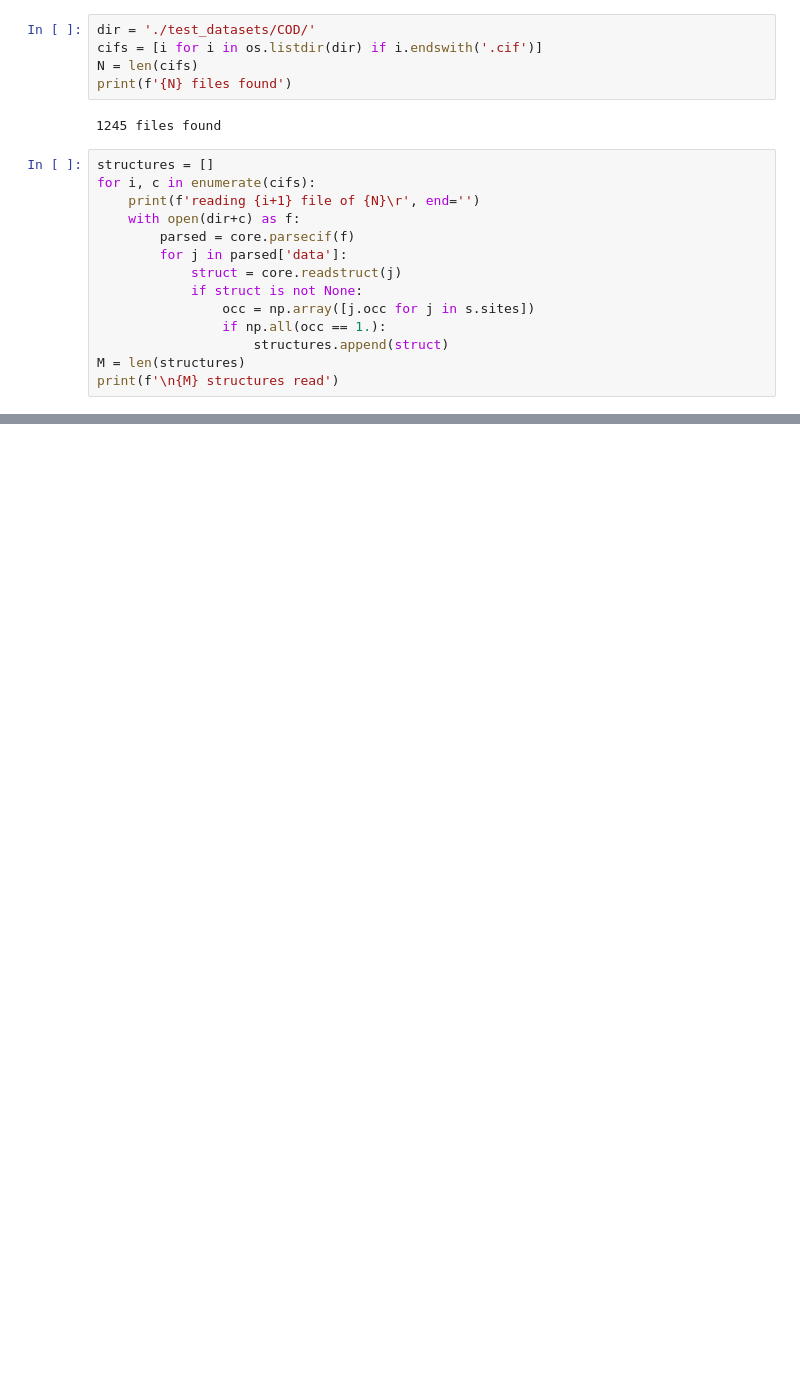
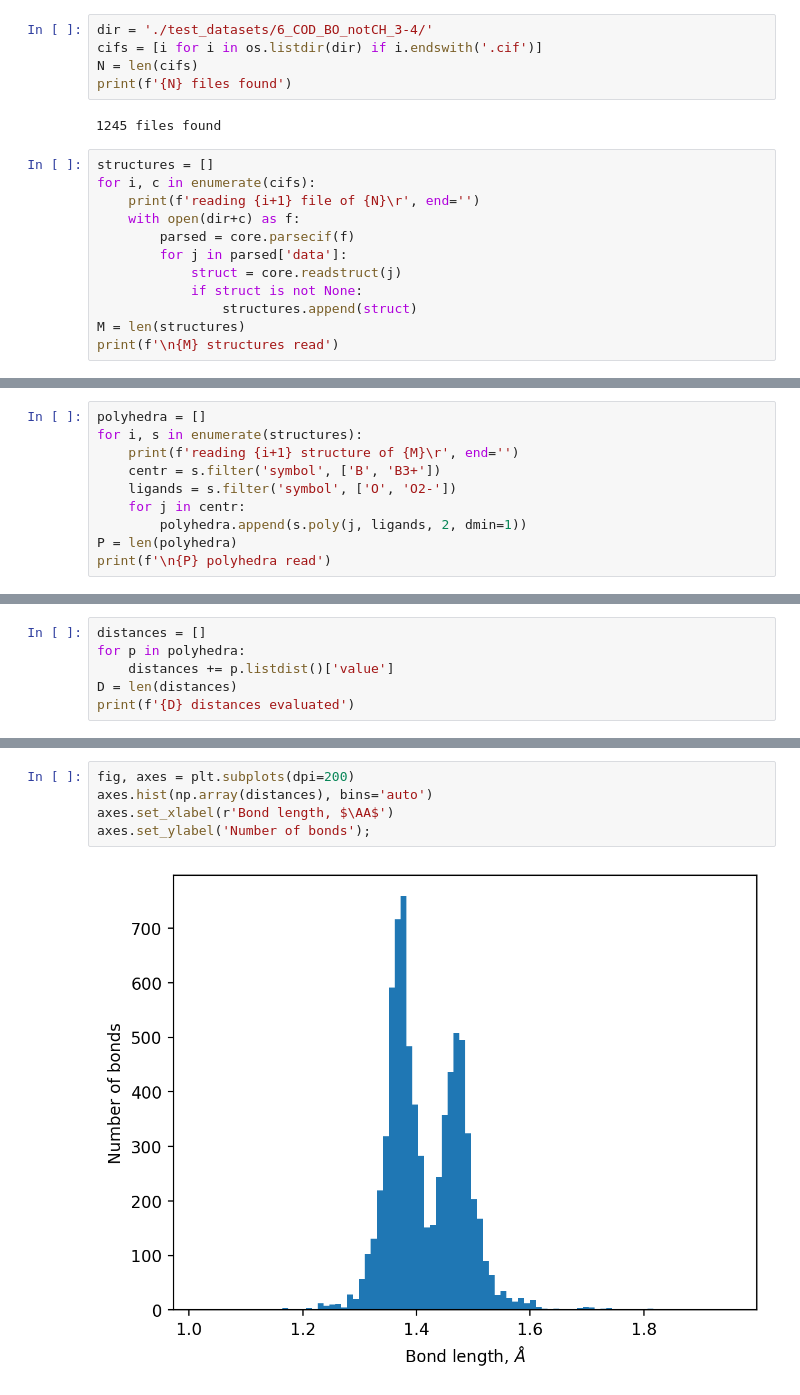
Before and after one commit to SergeyRa/crystchemlib, a Jupyter notebook: test_cod.ipynb, the cells around one changed output, grey strips where cells are left out. Drawn from its saved outputs; the diff is of its cells as text; blank space fills up the shorter version.

```diff
--- a/test_cod.ipynb
+++ b/test_cod.ipynb
@@ -4,7 +4,7 @@ import matplotlib.pyplot as plt
 import numpy as np
 import os
 # %%
-dir = './test_datasets/COD/'
+dir = './test_datasets/6_COD_BO_notCH_3-4/'
 cifs = [i for i in os.listdir(dir) if i.endswith('.cif')]
 N = len(cifs)
 print(f'{N} files found')
@@ -19,9 +19,7 @@ for i, c in enumerate(cifs):
         for j in parsed['data']:
             struct = core.readstruct(j)
             if struct is not None:
-                occ = np.array([j.occ for j in s.sites])
-                if np.all(occ == 1.):
-                    structures.append(struct)
+                structures.append(struct)
 M = len(structures)
 print(f'\n{M} structures read')
 # %% [output]
@@ -29,0 +28,10 @@ reading 1025 file of 1245
+# %%
+polyhedra = []
+for i, s in enumerate(structures):
+    print(f'reading {i+1} structure of {M}\r', end='')
+    centr = s.filter('symbol', ['B', 'B3+'])
+    ligands = s.filter('symbol', ['O', 'O2-'])
+    for j in centr:
+        polyhedra.append(s.poly(j, ligands, 2, dmin=1))
+P = len(polyhedra)
+print(f'\n{P} polyhedra read')
@@ -29,0 +41,6 @@ reading 1025 file of 1245
+# %%
+distances = []
+for p in polyhedra:
+    distances += p.listdist()['value']
+D = len(distances)
+print(f'{D} distances evaluated')
@@ -29,0 +49,7 @@ reading 1025 file of 1245
+# %%
+fig, axes = plt.subplots(dpi=200)
+axes.hist(np.array(distances), bins='auto')
+axes.set_xlabel(r'Bond length, $\AA$')
+axes.set_ylabel('Number of bonds');
+# %% [output]
+[figure, added]
```
Also changed, not shown: parts of 3 cells of this notebook, 1 other file.
